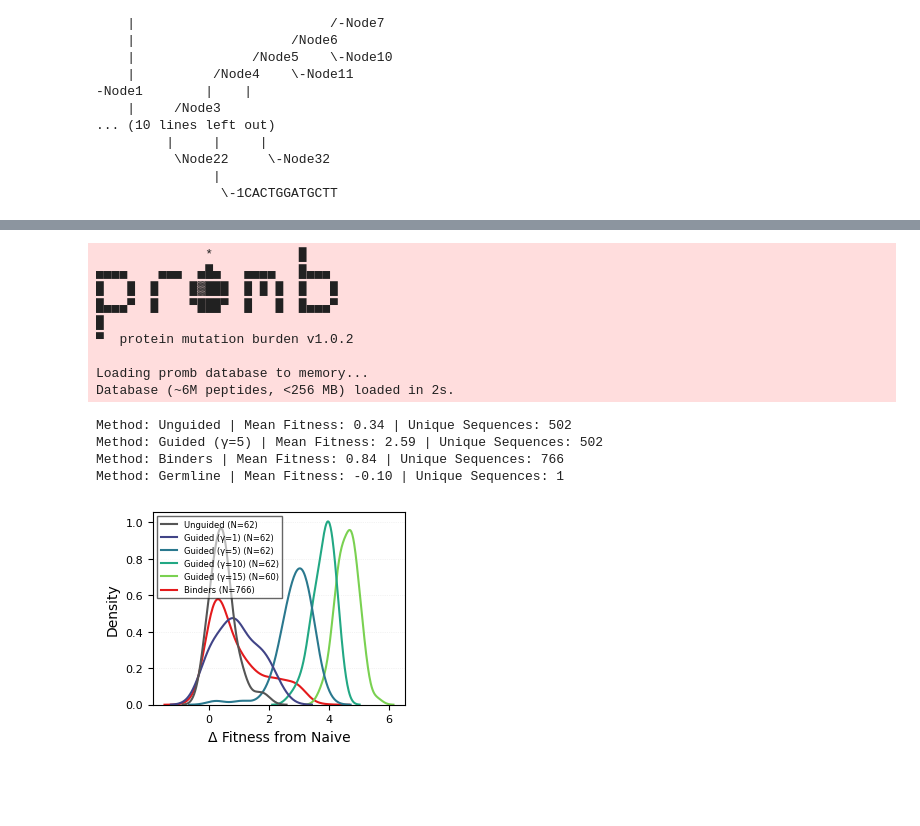
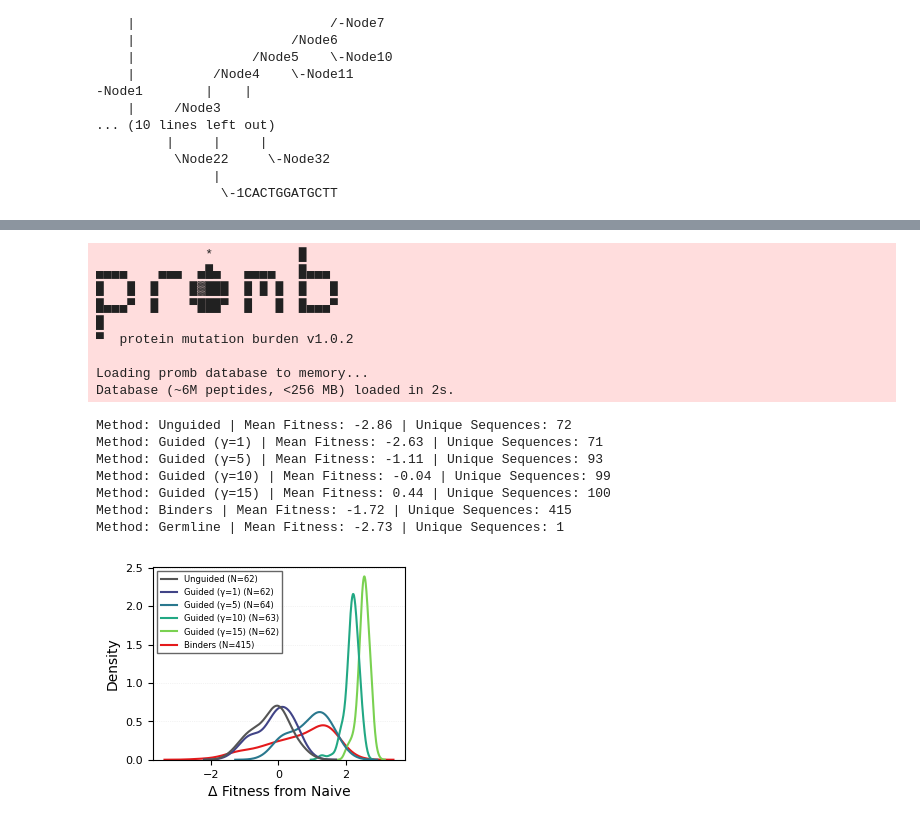
Before and after one commit to thematrixmaster/cosine, a Jupyter notebook: notebooks/eval_ctmc_model.ipynb, the cells around one changed output, grey strips where cells are left out. Cells and saved outputs as stored; diff of their text form; code cells hidden in the pictures; blank space fills up the shorter version.

```diff
--- a/notebooks/eval_ctmc_model.ipynb
+++ b/notebooks/eval_ctmc_model.ipynb
@@ -3666,8 +3664,8 @@ from evo.antibody import sample_naive_sequence_from_oas, assemble_random_germlin
 from evo.antibody import compute_iglm_humanness, compute_oasis_humanness
 # %%
 # initialize the oracle and score the humanness of the seed sequences
-# oracle_name = "SARSCoV1"
-oracle_name = "SARSCoV2Beta"
+oracle_name = "SARSCoV1"
+# oracle_name = "SARSCoV2Beta"
 
 oracle: CovidOracle = get_oracle(
     oracle_name=oracle_name,
@@ -3965,7 +3961,7 @@ from evo.sequence import _AA_STR_SORTED
 # root_seq = generate_naive_sequence(selected_seed, seed=20)
 # root_seq = assemble_random_germline_antibody(chain_type="heavy", seed=seed)
 fasta_path = "data/naive_oas/oas.fasta"
-root_seq = sample_naive_sequence_from_oas(fasta_path, 0)
+root_seq = sample_naive_sequence_from_oas(fasta_path, 912)
 
 # replace non-standard amino acids with G in root_seq
 root_seq_ok = [aa if aa in _AA_STR_SORTED else 'G' for aa in root_seq]
@@ -4008,9 +4004,14 @@ def gillespie_generate_fn(x: Tensor, t: Tensor, device, p, max_decode_steps, x_s
     x_sizes = x_sizes.repeat(x.size(0), 1)
     return generator.generate_with_adapted_gillespie(t=t, x=x, x_sizes=x_sizes, max_decode_steps=2048)
 
-def guided_gillespie_generate_fn(x: Tensor, t: Tensor, device, p, max_decode_steps, oracle, guidance_strength, x_sizes, **kwargs):
+def guided_gillespie_generate_fn(x: Tensor, t: Tensor, device, p, max_decode_steps, oracle, guidance_strength, use_taylor_approx, x_sizes, **kwargs):
     x_sizes = x_sizes.repeat(x.size(0), 1)
-    return generator.generate_with_guided_gillespie(t=t, x=x, x_sizes=x_sizes, oracle=oracle, guidance_strength=guidance_strength, use_taylor_approx=True)
+    return generator.generate_with_guided_gillespie(
+        t=t, x=x, x_sizes=x_sizes, oracle=oracle,
+        guidance_strength=guidance_strength,
+        use_taylor_approx=use_taylor_approx,
+        verbose=False if use_taylor_approx else True,
+    )
 
 def length_criterion(x):
     if x != len(root_seq):
@@ -4018,9 +4019,9 @@ def length_criterion(x):
         raise ValueError("Sequence length does not match root sequence length")
     return True
 
-n_samples = 25
-guidance_strengths = [5]
-# guidance_strengths = [1, 5, 10, 15]
+n_samples = 5
+guidance_strengths = [1, 5, 10, 15]
+# guidance_strengths = [5]
 
 simulation_args = {
     "root_sequence": root_seq,
@@ -4045,8 +4046,15 @@ gillespie_sim_args["generate_fn"] = gillespie_generate_fn
 guided_gillespie_sim_args = simulation_args.copy()
 guided_gillespie_sim_args["generate_fn"] = guided_gillespie_generate_fn
 guided_gillespie_sim_args_list = [
-    {**guided_gillespie_sim_args, "guidance_strength": gs}
+    {**guided_gillespie_sim_args, "guidance_strength": gs, "use_taylor_approx": True}
     for gs in guidance_strengths
 ]
+
+exact_guided_gillespie_sim_args = simulation_args.copy()
+exact_guided_gillespie_sim_args["generate_fn"] = guided_gillespie_generate_fn
+exact_guided_gillespie_sim_args_list = [
+    {**exact_guided_gillespie_sim_args, "guidance_strength": gs, "use_taylor_approx": False}
+    for gs in guidance_strengths
+]
 # %%
 # sample down the tree using both guided and unguided sampling to get new leaf sequences
@@ -4092,5 +4113,4 @@ Guided Gillespie Sim 24/25
 # %%
-
 # score the fitness of the new leaf sequences
 data = []
 
@@ -4185,10 +4205,13 @@ for method in data_df['method'].unique():
 
 Loading promb database to memory...
 Database (~6M peptides, <256 MB) loaded in 2s.
-Method: Unguided | Mean Fitness: 0.34 | Unique Sequences: 502
-Method: Guided (γ=5) | Mean Fitness: 2.59 | Unique Sequences: 502
-Method: Binders | Mean Fitness: 0.84 | Unique Sequences: 766
-Method: Germline | Mean Fitness: -0.10 | Unique Sequences: 1
+Method: Unguided | Mean Fitness: -2.86 | Unique Sequences: 72
+Method: Guided (γ=1) | Mean Fitness: -2.63 | Unique Sequences: 71
+Method: Guided (γ=5) | Mean Fitness: -1.11 | Unique Sequences: 93
+Method: Guided (γ=10) | Mean Fitness: -0.04 | Unique Sequences: 99
+Method: Guided (γ=15) | Mean Fitness: 0.44 | Unique Sequences: 100
+Method: Binders | Mean Fitness: -1.72 | Unique Sequences: 415
+Method: Germline | Mean Fitness: -2.73 | Unique Sequences: 1
 # %%
 import matplotlib.pyplot as plt
 import seaborn as sns
@@ -4278,33 +4301,33 @@ for spine in ax.spines.values():
 
 # --- 6. Custom Legend ---
 legend_handles = []
 
 for method in sorted_methods:
     # Count unique sequences for this method
     n_seqs = leaf_df[leaf_df['method'] == method]['sequence'].nunique()
 
     label_text = f"{method} (N={n_seqs})"
 
     # Use the specific color assigned in the palette
     handle = Line2D([0], [0], color=method_colors[method],
                     linewidth=1.5, label=label_text)
     legend_handles.append(handle)
 
 # We do not need the extra black dashed line in the legend anymore
 # because "Binder" is now a full category in the plot itself.
 
 ax.legend(handles=legend_handles, fontsize=6, loc='upper left',
           frameon=True, fancybox=False, edgecolor='black', framealpha=0.6)
 
 # plt.tight_layout(pad=0.3)
 
 # --- 7. Saving ---
 import hashlib
 root_seq_uid = hashlib.md5(root_seq.encode()).hexdigest()
 # filename = f"fitness_kde_contrasted_{family}_{root_seq_uid}_{seed}_{oracle_name}.pdf"
-filename = f"fitness_kde_contrasted_oracle_2.pdf"
+# filename = f"fitness_kde_contrasted_oracle_2.pdf"
 
-plt.savefig(filename, dpi=300, bbox_inches='tight')
+# plt.savefig(filename, dpi=300, bbox_inches='tight')
 plt.show()
 # %% [output]
-[figure, old version]
+[figure, new version]
```
Also changed, not shown: parts of 12 cells of this notebook, 1 other file.
